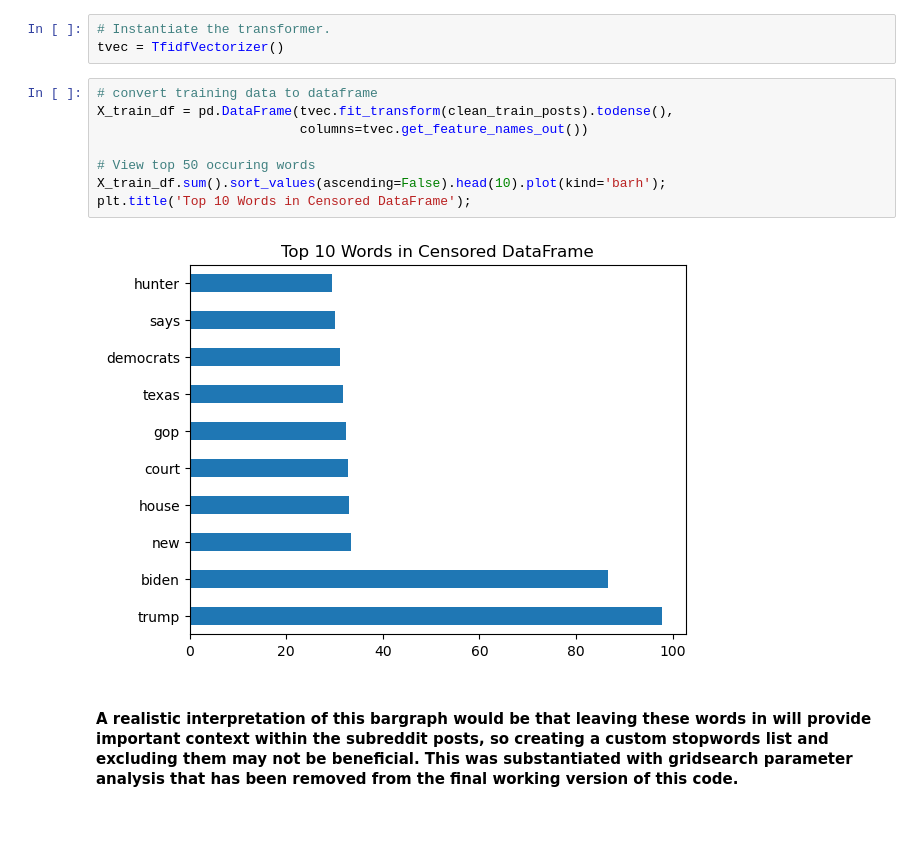
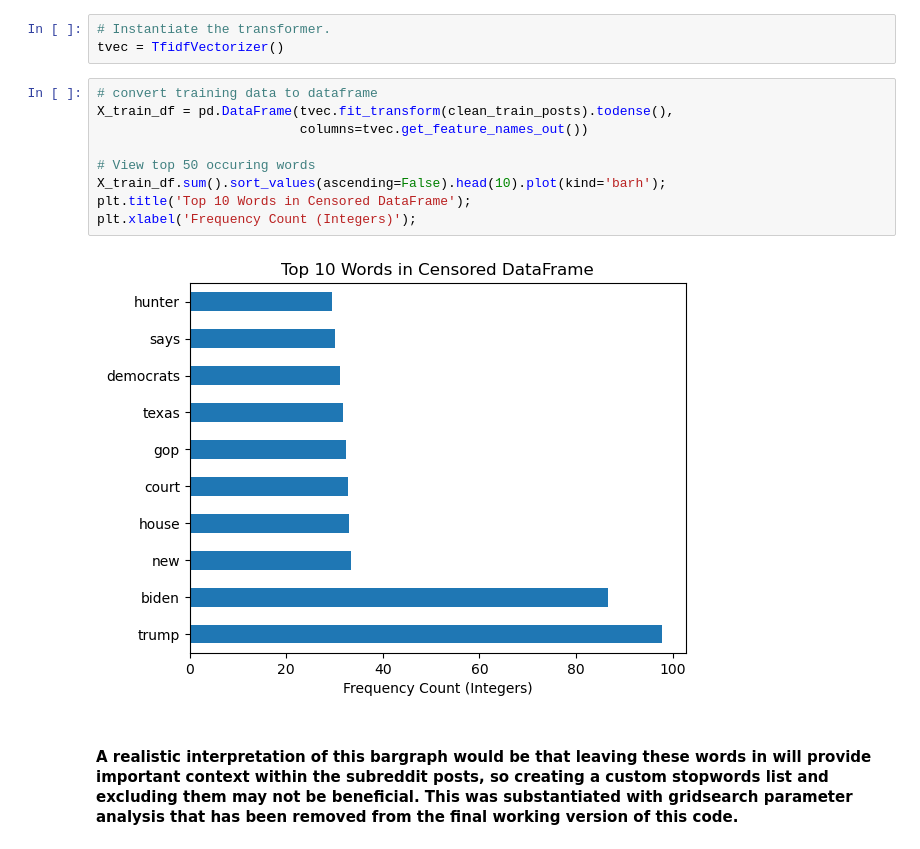
Before and after one commit to BenjaminRocco/GA_Project_3, a Jupyter notebook: code/ProjectModeling.ipynb, the cells around one changed output. Cells and saved outputs as stored; diff of their text form; blank space fills up the shorter version.

```diff
--- a/code/ProjectModeling.ipynb
+++ b/code/ProjectModeling.ipynb
@@ -162,13 +175,14 @@ tvec = TfidfVectorizer()
 # %%
 # convert training data to dataframe
 X_train_df = pd.DataFrame(tvec.fit_transform(clean_train_posts).todense(),
                           columns=tvec.get_feature_names_out())
 
 # View top 50 occuring words
 X_train_df.sum().sort_values(ascending=False).head(10).plot(kind='barh');
 plt.title('Top 10 Words in Censored DataFrame');
+plt.xlabel('Frequency Count (Integers)');
 # %% [output]
-[figure, old version]
+[figure, new version]
 # %% [markdown]
 #### A realistic interpretation of this bargraph would be that leaving these words in will provide important context within the subreddit posts, so creating a custom stopwords list and excluding them may not be beneficial. This was substantiated with gridsearch parameter analysis that has been removed from the final working version of this code.
 # %%
```
Also changed, not shown: parts of 19 cells of this notebook, 12 other files.
